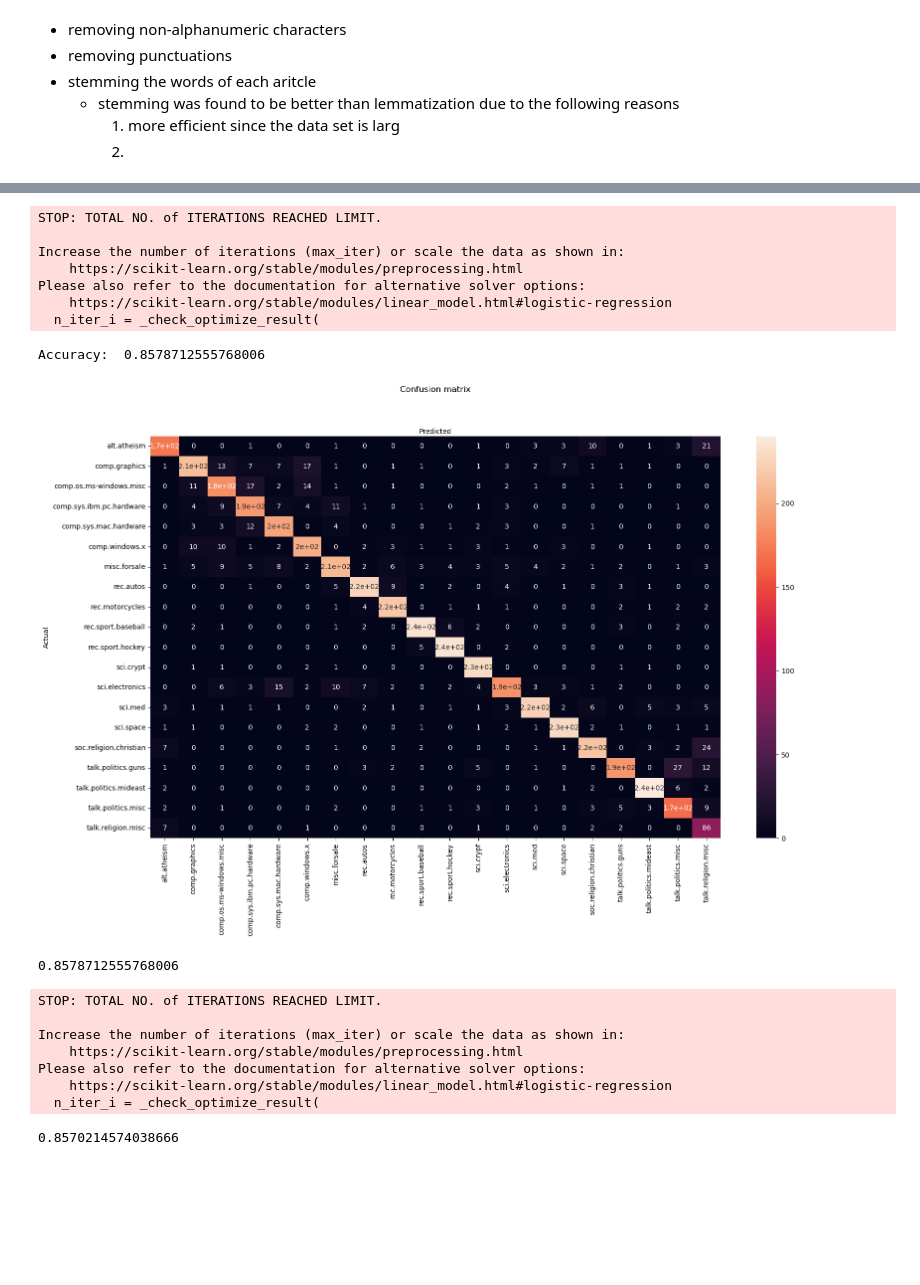
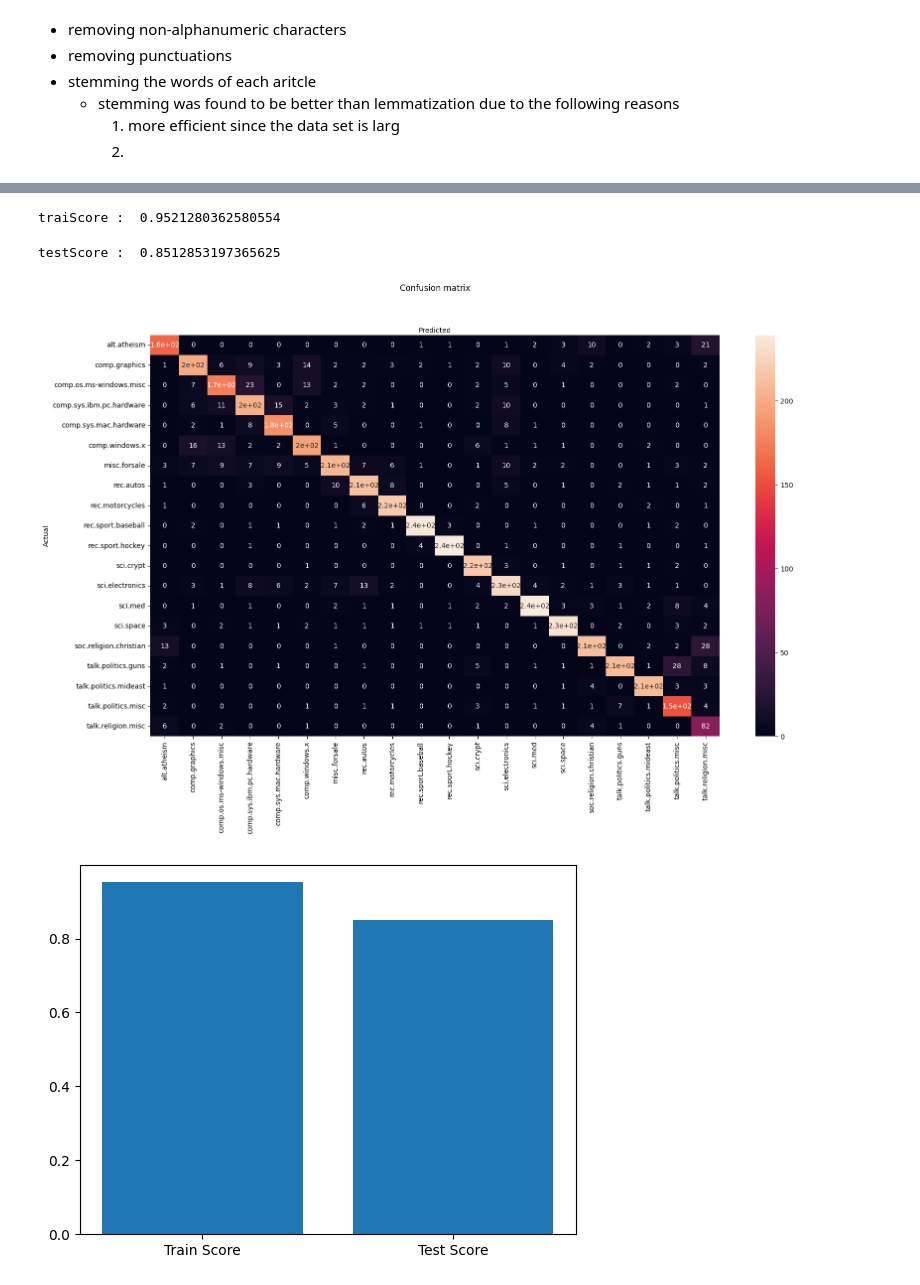
Before and after one commit to Aalaa0701/News_Group_Classifications, a Jupyter notebook: NewsGroupClassification.ipynb, the cells around one changed output, grey strips where cells are left out. Saved outputs shown, nothing was run; the diff lists cells and outputs as text; code cells hidden in the pictures; blank space fills up the shorter version.

Commit message:
added bar plots & saved the models with pickle

```diff
--- a/NewsGroupClassification.ipynb
+++ b/NewsGroupClassification.ipynb
@@ -293,41 +280,39 @@ Accuracy:  0.8570214574038666
 # %%
-train_model(linear_model.LogisticRegression(), xtrain_tfidf, train_y, xvalid_tfidf)
+# train_model(linear_model.LogisticRegression(), xtrain_tfidf, train_y, xvalid_tfidf)
-# %% [output]
-STOP: TOTAL NO. of ITERATIONS REACHED LIMIT.
-
-Increase the number of iterations (max_iter) or scale the data as shown in:
-    https://scikit-learn.org/stable/modules/preprocessing.html
-Please also refer to the documentation for alternative solver options:
-    https://scikit-learn.org/stable/modules/linear_model.html#logistic-regression
-  n_iter_i = _check_optimize_result(
-Accuracy:  0.8578712555768006
-[figure, removed]
+# %%
+def visualize(predictions,valid_y, trainScore,testScore):
+    fig, ax = plt.subplots()
+    fig.set_size_inches(18.5,10.5)
+    CM = confusion_matrix(predictions,valid_y )
+    sns.heatmap(CM, annot=True,xticklabels=articles['Group'].unique(),yticklabels=articles['Group'].unique())
+    ax.xaxis.set_label_position("top")
+    plt.title('Confusion matrix', y=1.1)
+    plt.ylabel('Actual')
+    plt.xlabel('Predicted')
+    plt.show()
+    plt.bar(['Train Score', 'Test Score'], [trainScore, testScore])
+    plt.show()
 # %%
 #save logistic model
 model = linear_model.LogisticRegression()
 model.fit(xtrain_tfidf, train_y)
-filename = 'logistic.sav'
+trainPred = model.predict(xtrain_tfidf)
+acc = metrics.accuracy_score(trainPred,train_y)
+filename = 'logistic.pickle'
 pickle.dump(model, open(filename, 'wb'))
-loaded_model = pickle.load(open(filename, 'rb'))
-result = loaded_model.score(xvalid_tfidf, valid_y)
-print(result)
+print('traiScore : ',acc)
 # %% [output]
-0.8578712555768006
+traiScore :  0.9521280362580554
-STOP: TOTAL NO. of ITERATIONS REACHED LIMIT.
-
-Increase the number of iterations (max_iter) or scale the data as shown in:
-    https://scikit-learn.org/stable/modules/preprocessing.html
-Please also refer to the documentation for alternative solver options:
-    https://scikit-learn.org/stable/modules/linear_model.html#logistic-regression
-  n_iter_i = _check_optimize_result(
-# %%
-#save naive bayes model
-model = naive_bayes.MultinomialNB(alpha=0.2)
-model.fit(xtrain_tfidf, train_y)
-filename = 'naive.sav'
-pickle.dump(model, open(filename, 'wb'))
-loaded_model = pickle.load(open(filename, 'rb'))
-result = loaded_model.score(xvalid_tfidf, valid_y)
-print(result)
-# %% [output]
-0.8570214574038666
+# %%
+#load test data
+loaded_model = pickle.load(open(filename, 'rb'))
+predTest = loaded_model.predict(xvalid_tfidf)
+testScore = metrics.accuracy_score(predTest, valid_y)
+print('testScore : ',testScore)
+# %% [output]
+testScore :  0.8512853197365625
+# %%
+visualize(predTest,valid_y,acc,testScore)
+# %% [output]
+[figure, added]
+[figure, added]
```
Also changed, not shown: parts of 9 cells of this notebook, 4 other files.
